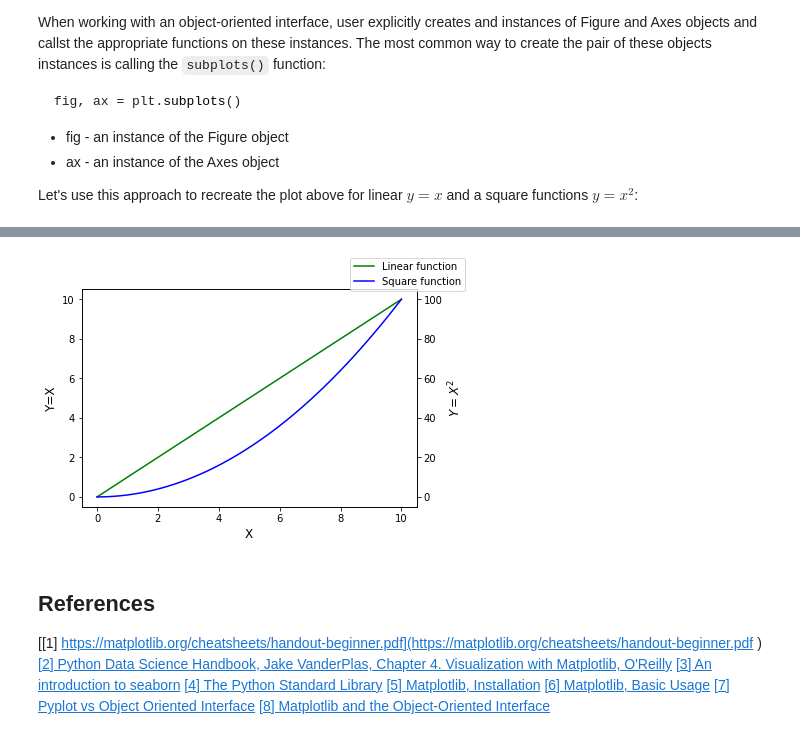
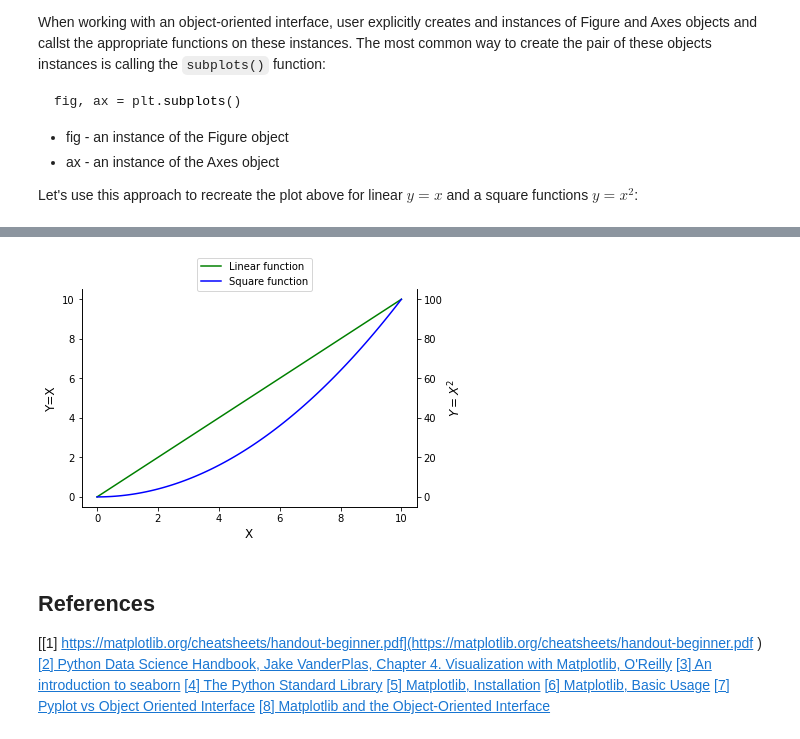
Before and after one commit to przemekbil/FoDA_2021, a Jupyter notebook: pyplot.ipynb, the cells around one changed output, grey strips where cells are left out. Drawn from its saved outputs; the diff is of its cells as text; code cells hidden in the pictures.

```diff
--- a/pyplot.ipynb
+++ b/pyplot.ipynb
@@ -131,25 +136,31 @@ Object-oriented interface offers functionality that is not easily availaable thr
 # %%
 # initialize an instances of Figure and Axes objects
 fig, ax1 = plt.subplots()
 
 # Set the labels
 ax1.set_xlabel('X', fontsize=12)
 ax1.set_ylabel('Y=X', fontsize=12)
 # Plot the data onto the Axes object
 ax1.plot(x, y1, 'g-')
 
 # create another Axes that share the x-axis
 ax2 = ax1.twinx()
 ax2.set_ylabel('$Y=X^2$', fontsize=12)
 ax2.plot(x, y2, 'b-')
 
 # Add the Legend Artist to the Figure object
-fig.legend(['Linear function', 'Square function'])
+fig.legend( ['Linear function', 'Square function'], loc='upper center')
+
+# Set the top Spine in both Axes to invisible
+# This is much cleaner way of accessing Spine objects comparing to the
+# State-based interface method: plt.gca().spines['top'].set_visible(False)
+ax1.spines['top'].set_visible(False)
+ax2.spines['top'].set_visible(False)
 
 # Show the plot
 plt.show()
 # %% [output]
-[figure, old version]
+[figure, new version]
 # %% [markdown]
 ## References
 
```
Also changed, not shown: parts of 3 cells of this notebook.
